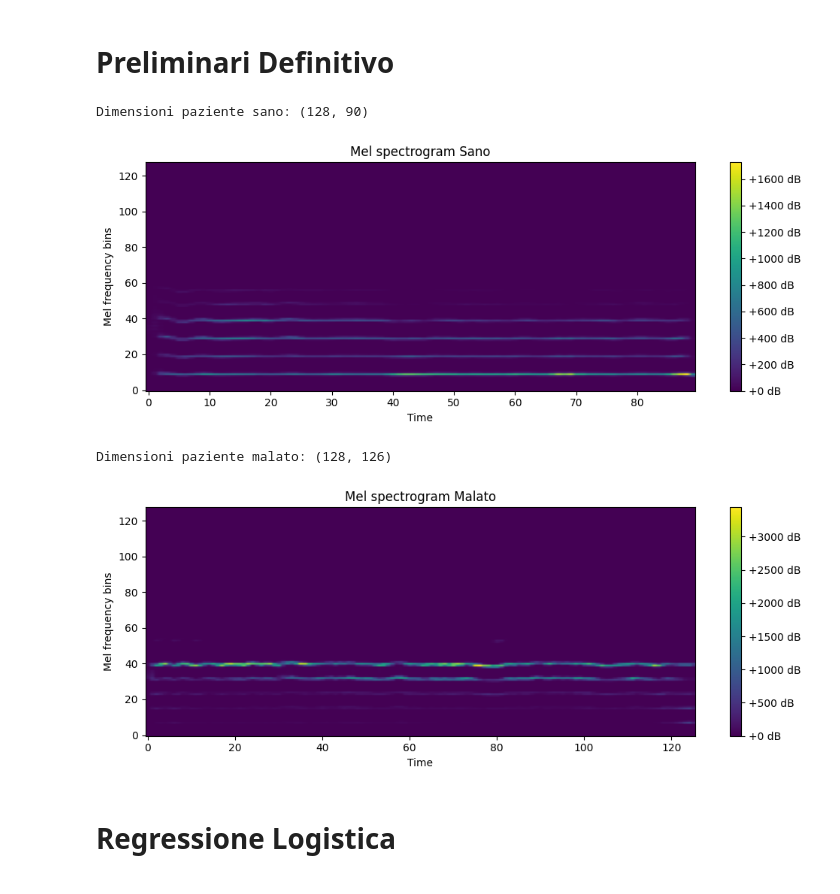
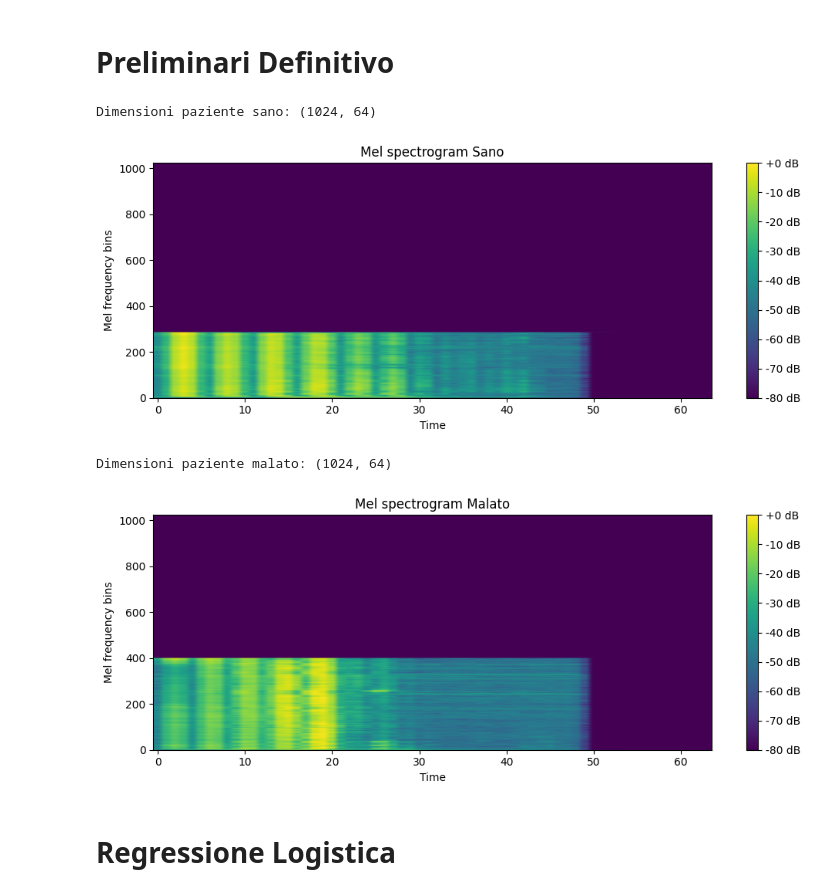
Before and after one commit to tratom/fcul-dl-project, a Jupyter notebook: logistic_regression.ipynb, the cells around one changed output. Drawn from its saved outputs; the diff is of its cells as text; code cells hidden in the pictures.

```diff
--- a/logistic_regression.ipynb
+++ b/logistic_regression.ipynb
@@ -10,9 +10,8 @@ from tqdm import tqdm
 import pandas as pd
 # %%
 # === Percorsi ===
-PD_PATH = Path('C:/Users/cri_t/OneDrive/Desktop/Lisboa_esami/data_deep/Data/Data1/PD_AH')
-HC_PATH = Path('C:/Users/cri_t/OneDrive/Desktop/Lisboa_esami/data_deep/Data/Data1/HC_AH')
+PD_PATH = Path('data-source/audio/PD_AH')
+HC_PATH = Path('data-source/audio/HC_AH')
 
-OUTPUT_PD = Path('C:/Users/cri_t/OneDrive/Desktop/Lisboa_esami/data_deep/Data/Specto_pd')
-OUTPUT_HC = Path('C:/Users/cri_t/OneDrive/Desktop/Lisboa_esami/data_deep/Data/Specto_hc')
+OUTPUT = Path('artifacts/mel_specs')
 # %%
@@ -37,6 +35,6 @@ process_audio_files(HC_PATH, OUTPUT_HC)
 # %%
 # === Visualizza un esempio sano ===
-pippo_sano = np.load(OUTPUT_HC / 'AH_121A_BD5BA248-E807-4CB9-8B53-47E7FFE5F8E2.npy')
+pippo_sano = np.load(OUTPUT / 'HC_AH_121A_BD5BA248-E807-4CB9-8B53-47E7FFE5F8E2.npy')
 print("Dimensioni paziente sano:", pippo_sano.shape)
 plt.figure(figsize=(10, 4))
 plt.imshow(pippo_sano, aspect='auto', origin='lower')
@@ -48,7 +46,7 @@ plt.tight_layout()
 plt.show()
 
 # === Visualizza un esempio malato ===
-pippo = np.load(OUTPUT_PD / 'AH_545629296-C2C009C6-8C17-42EA-B6BE-362942FC4692.npy')
+pippo = np.load(OUTPUT / 'PD_AH_545629296-C2C009C6-8C17-42EA-B6BE-362942FC4692.npy')
 print("Dimensioni paziente malato:", pippo.shape)
 plt.figure(figsize=(10, 4))
 plt.imshow(pippo, aspect='auto', origin='lower')
@@ -84,37 +82,37 @@ def extract_features(file_path):
     localdb_shimmer = call([snd, pointProcess], "Get shimmer (local_dB)", 0.0, 0.0, 0.0001, 0.02, 1.3, 1.6)
     apq3_shimmer = call([snd, pointProcess], "Get shimmer (apq3)", 0.0, 0.0, 0.0001, 0.02, 1.3, 1.6)
     apq5_shimmer = call([snd, pointProcess], "Get shimmer (apq5)", 0.0, 0.0, 0.0001, 0.02, 1.3, 1.6)
     apq11_shimmer = call([snd, pointProcess], "Get shimmer (apq11)", 0.0, 0.0, 0.0001, 0.02, 1.3, 1.6)
     dda_shimmer = call([snd, pointProcess], "Get shimmer (dda)", 0.0, 0.0, 0.0001, 0.02, 1.3, 1.6)
 
     # harmonic-to-noise ratio
     hnr = call(harmonicity, "Get mean", 0.0, 0.0)
 
     # pitch stats
     meanF0 = call(pitch, "Get mean", 0, 0, "Hertz")
     stdevF0 = call(pitch, "Get standard deviation", 0, 0, "Hertz")
 
     return {
         "meanF0": meanF0,
         "stdevF0": stdevF0,
         "hnr": hnr,
         "localJitter": local_jitter,
         "localabsoluteJitter": local_abs_jitter,
         "rapJitter": rap_jitter,
         "ppq5Jitter": ppq5_jitter,
         "ddpJitter": ddp_jitter,
         "localShimmer": local_shimmer,
         "localdbShimmer": localdb_shimmer,
         "apq3Shimmer": apq3_shimmer,
         "apq5Shimmer": apq5_shimmer,
         "apq11Shimmer": apq11_shimmer,
         "ddaShimmer": dda_shimmer,
     }
 # %% [output]
-Dimensioni paziente sano: (128, 90)
+Dimensioni paziente sano: (1024, 64)
-[figure, old version]
+[figure, new version]
-Dimensioni paziente malato: (128, 126)
+Dimensioni paziente malato: (1024, 64)
-[figure, old version]
+[figure, new version]
 # %%
 # === Analizza tutti i file PD.wav ===
 folder =  PD_PATH
```
Also changed, not shown: parts of 10 cells of this notebook, 2 other files.
